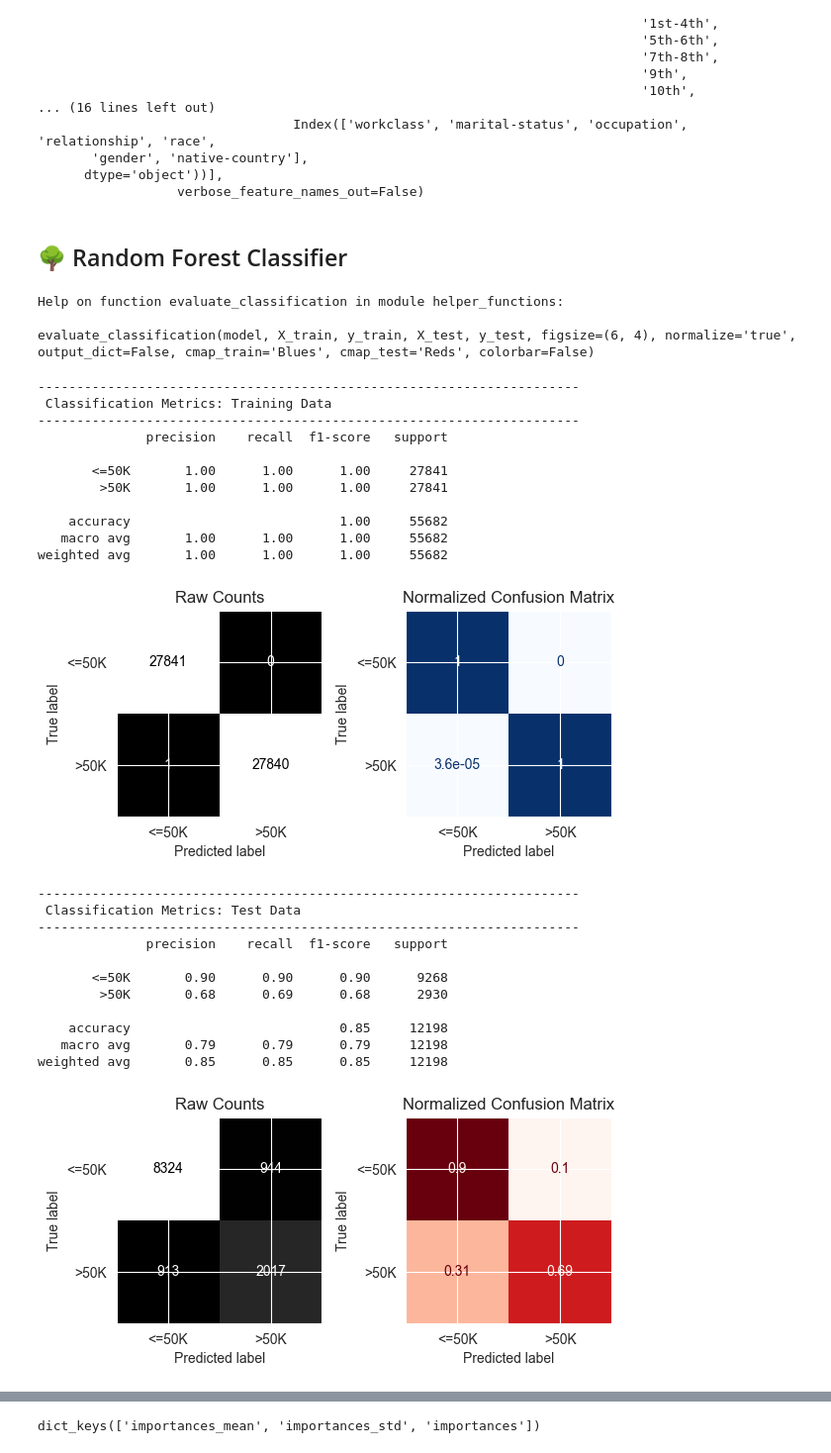
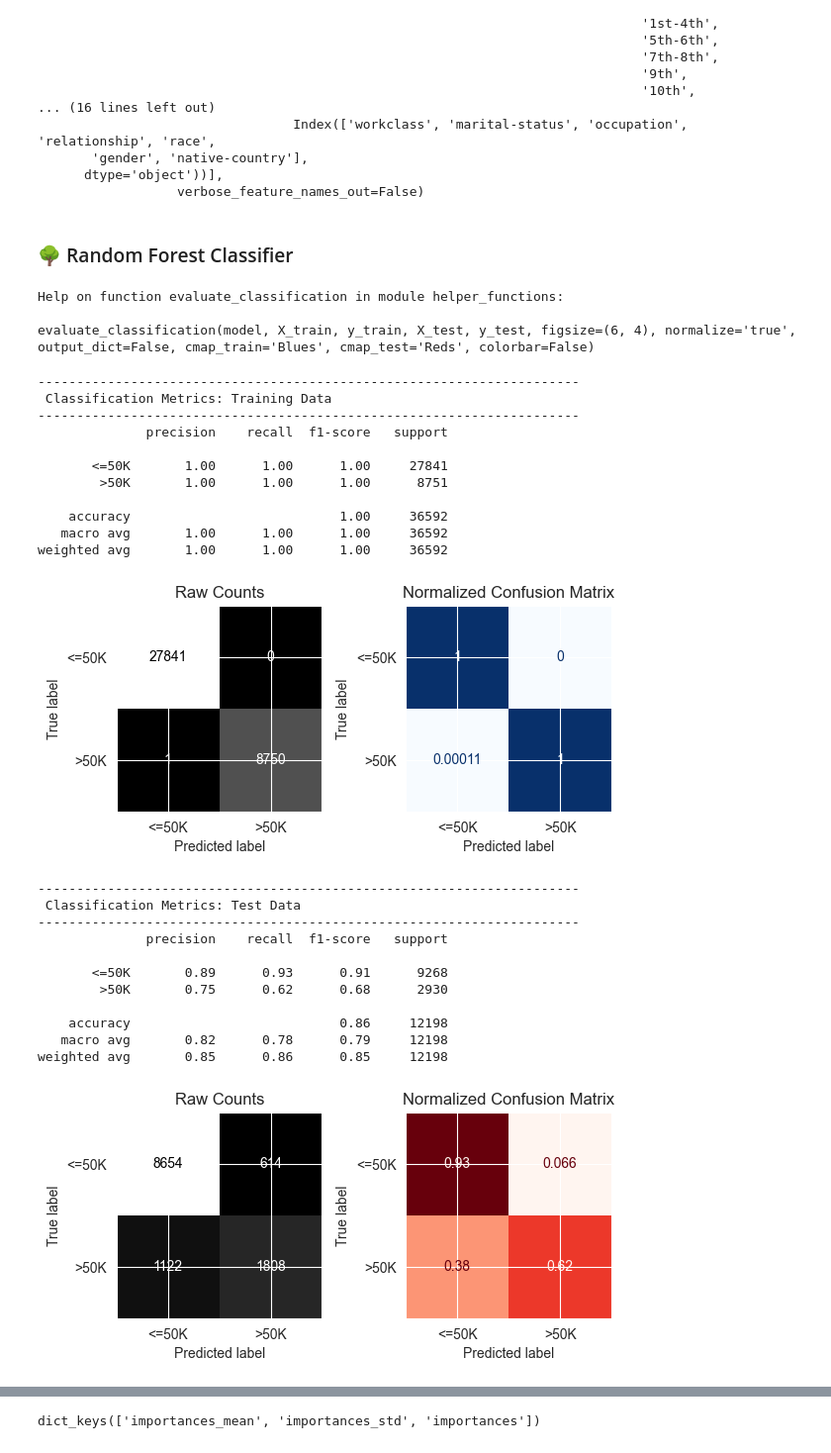
Before and after one commit to FoozBarakat/Predict-Income, a Jupyter notebook: main.ipynb, the cells around one changed output, grey strips where cells are left out. Shown at 99% size. Cells and saved outputs as stored; diff of their text form; code cells hidden in the pictures.

```diff
--- a/main.ipynb
+++ b/main.ipynb
@@ -480,7 +477,7 @@ ordinal_scaler= StandardScaler()
 ordinal_pipe= make_pipeline(ordinal_encoder, ordinal_scaler)
 ordinal_tuple= ('Ordinal', ordinal_pipe, ordinal_cols)
 # %%
-nominal_encoder= OneHotEncoder(drop='first', sparse_output=False)
+nominal_encoder= OneHotEncoder(drop='first', handle_unknown='ignore')
 
 nominal_tuple= ('Noiminal', nominal_encoder, nominal_cols)
 # %%
@@ -504,12 +501,5 @@ ColumnTransformer(transformers=[('Numerical', StandardScaler(),
        'gender', 'native-country'],
       dtype='object'))],
                   verbose_feature_names_out=False)
-# %%
-X_train_pro_transformed= preprocessor.fit_transform(X_train)
-X_test_transformed= preprocessor.transform(X_test)
-
-
-sm= SMOTE(random_state= SEED)
-sm_X_train_df, sm_y_train_df= sm.fit_resample(X_train_pro_transformed, y_train)
 # %% [markdown]
-## 🌳 Random Forest Classifier
+### 🌳 Random Forest Classifier
@@ -523,3 +506,7 @@ X_test_df= pd.DataFrame(X_test_transformed, columns= preprocessor.get_feature_na
+# %%
+random_forest= RandomForestClassifier(random_state= SEED)
+random_forest_pipe = make_pipeline(preprocessor, random_forest)
+random_forest_model= random_forest_pipe.fit(X_train, y_train)
 # %%
 help(evaluate_classification)
 # %% [output]
@@ -527,29 +514,29 @@ Help on function evaluate_classification in module helper_functions:
 
 evaluate_classification(model, X_train, y_train, X_test, y_test, figsize=(6, 4), normalize='true', output_dict=False, cmap_train='Blues', cmap_test='Reds', colorbar=False)
 # %%
-evaluate_classification(random_forest_model, sm_X_train_df, sm_y_train_df, X_test_df, y_test)
+evaluate_classification(random_forest_model, X_train, y_train, X_test, y_test)
 # %% [output]
 ----------------------------------------------------------------------
  Classification Metrics: Training Data
 ----------------------------------------------------------------------
               precision    recall  f1-score   support
 
        <=50K       1.00      1.00      1.00     27841
-        >50K       1.00      1.00      1.00     27841
+        >50K       1.00      1.00      1.00      8751
 
-    accuracy                           1.00     55682
-   macro avg       1.00      1.00      1.00     55682
-weighted avg       1.00      1.00      1.00     55682
+    accuracy                           1.00     36592
+   macro avg       1.00      1.00      1.00     36592
+weighted avg       1.00      1.00      1.00     36592
-[figure, old version]
+[figure, new version]
 ----------------------------------------------------------------------
  Classification Metrics: Test Data
 ----------------------------------------------------------------------
               precision    recall  f1-score   support
 
-       <=50K       0.90      0.90      0.90      9268
-        >50K       0.68      0.69      0.68      2930
+       <=50K       0.89      0.93      0.91      9268
+        >50K       0.75      0.62      0.68      2930
 
-    accuracy                           0.85     12198
-   macro avg       0.79      0.79      0.79     12198
-weighted avg       0.85      0.85      0.85     12198
+    accuracy                           0.86     12198
+   macro avg       0.82      0.78      0.79     12198
+weighted avg       0.85      0.86      0.85     12198
-[figure, old version]
+[figure, new version]
```
Also changed, not shown: parts of 27 cells of this notebook.
